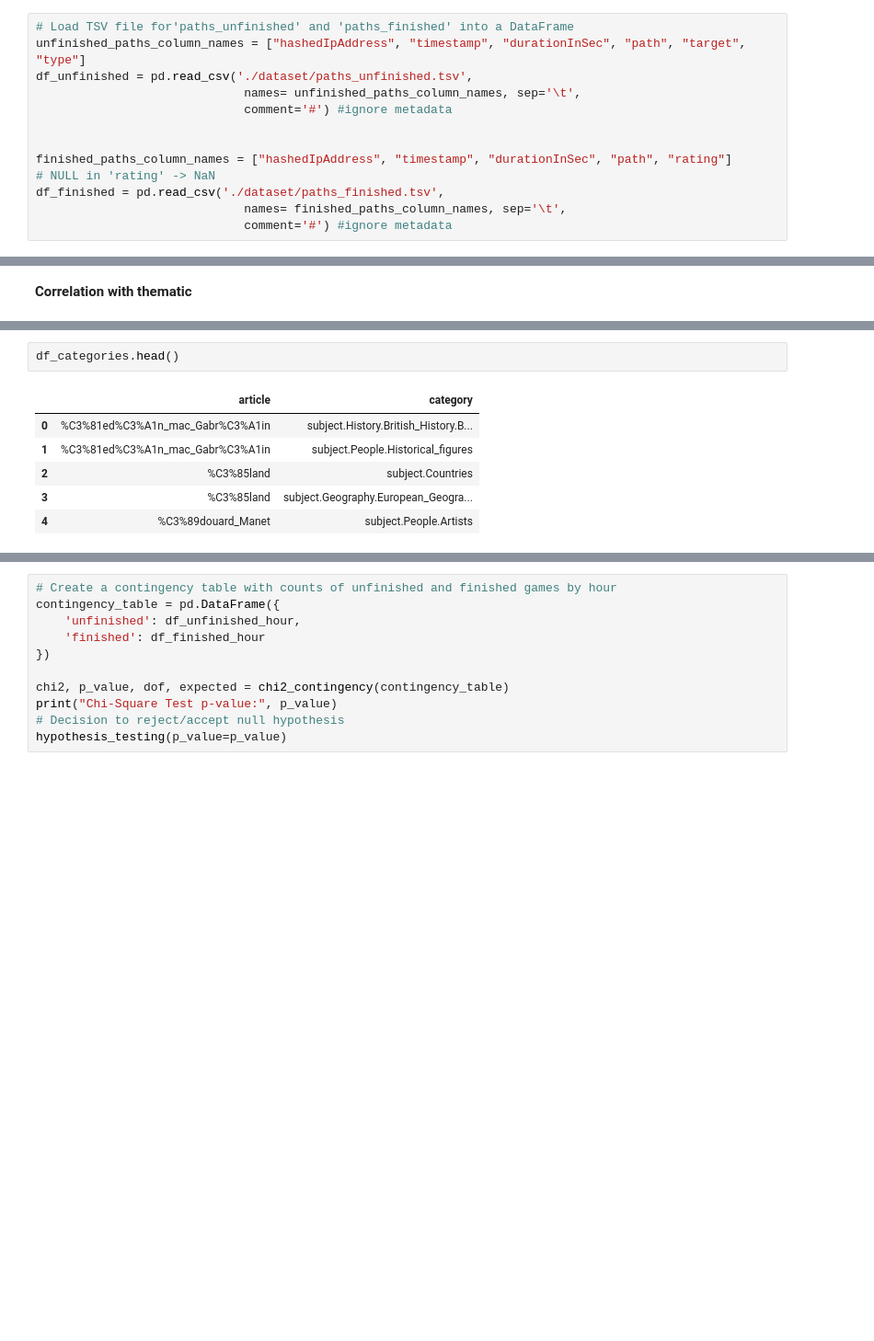
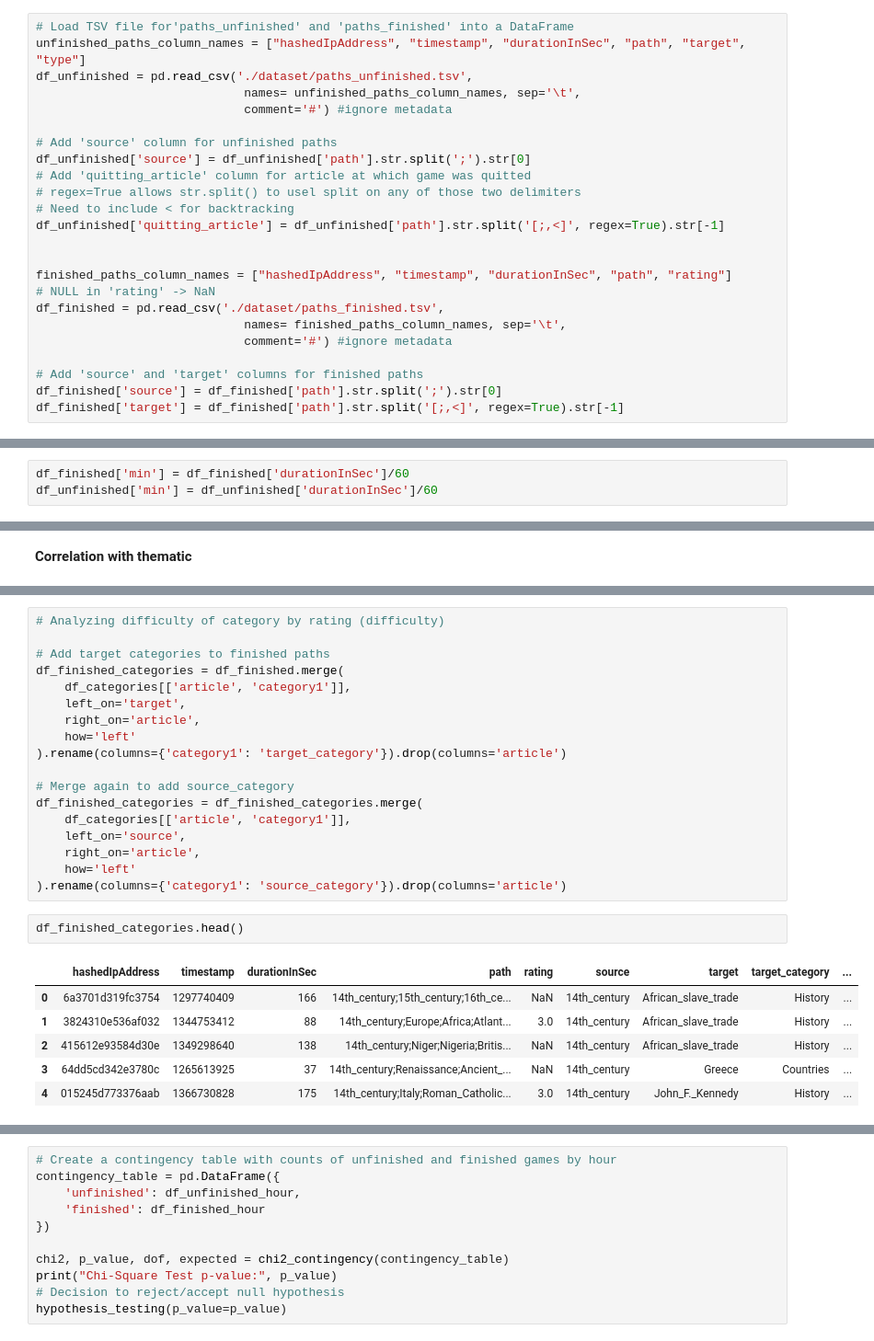
Before and after one commit to epfl-ada/ada-2024-project-ibm, a Jupyter notebook: quitting_correlations.ipynb, the cells around one changed output, grey strips where cells are left out. Shown at 92% size. Cells and saved outputs as stored; diff of their text form; blank space fills up the shorter version.

```diff
--- a/quitting_correlations.ipynb
+++ b/quitting_correlations.ipynb
@@ -45,12 +65,23 @@ df_unfinished = pd.read_csv('./dataset/paths_unfinished.tsv',
                              names= unfinished_paths_column_names, sep='\t',
                              comment='#') #ignore metadata
 
+# Add 'source' column for unfinished paths
+df_unfinished['source'] = df_unfinished['path'].str.split(';').str[0]
+# Add 'quitting_article' column for article at which game was quitted
+# regex=True allows str.split() to usel split on any of those two delimiters
+# Need to include < for backtracking
+df_unfinished['quitting_article'] = df_unfinished['path'].str.split('[;,<]', regex=True).str[-1]
+
 
 finished_paths_column_names = ["hashedIpAddress", "timestamp", "durationInSec", "path", "rating"]
 # NULL in 'rating' -> NaN
 df_finished = pd.read_csv('./dataset/paths_finished.tsv',
                              names= finished_paths_column_names, sep='\t',
                              comment='#') #ignore metadata
+
+# Add 'source' and 'target' columns for finished paths
+df_finished['source'] = df_finished['path'].str.split(';').str[0]
+df_finished['target'] = df_finished['path'].str.split('[;,<]', regex=True).str[-1]
 # %%
 df_unfinished.head()
 # %% [output]
@@ -297,0 +237,3 @@ There appears to be no strong correlation between the hour of day and the propor
+# %%
+df_finished['min'] = df_finished['durationInSec']/60
+df_unfinished['min'] = df_unfinished['durationInSec']/60
@@ -331,9 +734,27 @@ df_unfinished.size
+# %%
+# Analyzing difficulty of category by rating (difficulty)
+
+# Add target categories to finished paths
+df_finished_categories = df_finished.merge(
+    df_categories[['article', 'category1']],
+    left_on='target',
+    right_on='article',
+    how='left'
+).rename(columns={'category1': 'target_category'}).drop(columns='article')
+
+# Merge again to add source_category
+df_finished_categories = df_finished_categories.merge(
+    df_categories[['article', 'category1']],
+    left_on='source',
+    right_on='article',
+    how='left'
+).rename(columns={'category1': 'source_category'}).drop(columns='article')
 # %%
-df_categories.head()
+df_finished_categories.head()
 # %% [output]
-|  | article | category |
-| 0 | %C3%81ed%C3%A1n_mac_Gabr%C3%A1in | subject.History.British_History.B... |
-| 1 | %C3%81ed%C3%A1n_mac_Gabr%C3%A1in | subject.People.Historical_figures |
-| 2 | %C3%85land | subject.Countries |
-| 3 | %C3%85land | subject.Geography.European_Geogra... |
-| 4 | %C3%89douard_Manet | subject.People.Artists |
+|  | hashedIpAddress | timestamp | durationInSec | path | rating | source | target | target_category | ... |
+| 0 | 6a3701d319fc3754 | 1297740409 | 166 | 14th_century;15th_century;16th_ce... | NaN | 14th_century | African_slave_trade | History | ... |
+| 1 | 3824310e536af032 | 1344753412 | 88 | 14th_century;Europe;Africa;Atlant... | 3.0 | 14th_century | African_slave_trade | History | ... |
+| 2 | 415612e93584d30e | 1349298640 | 138 | 14th_century;Niger;Nigeria;Britis... | NaN | 14th_century | African_slave_trade | History | ... |
+| 3 | 64dd5cd342e3780c | 1265613925 | 37 | 14th_century;Renaissance;Ancient_... | NaN | 14th_century | Greece | Countries | ... |
+| 4 | 015245d773376aab | 1366730828 | 175 | 14th_century;Italy;Roman_Catholic... | 3.0 | 14th_century | John_F._Kennedy | History | ... |
```
Also changed, not shown: parts of 44 cells of this notebook, 6 other files.
